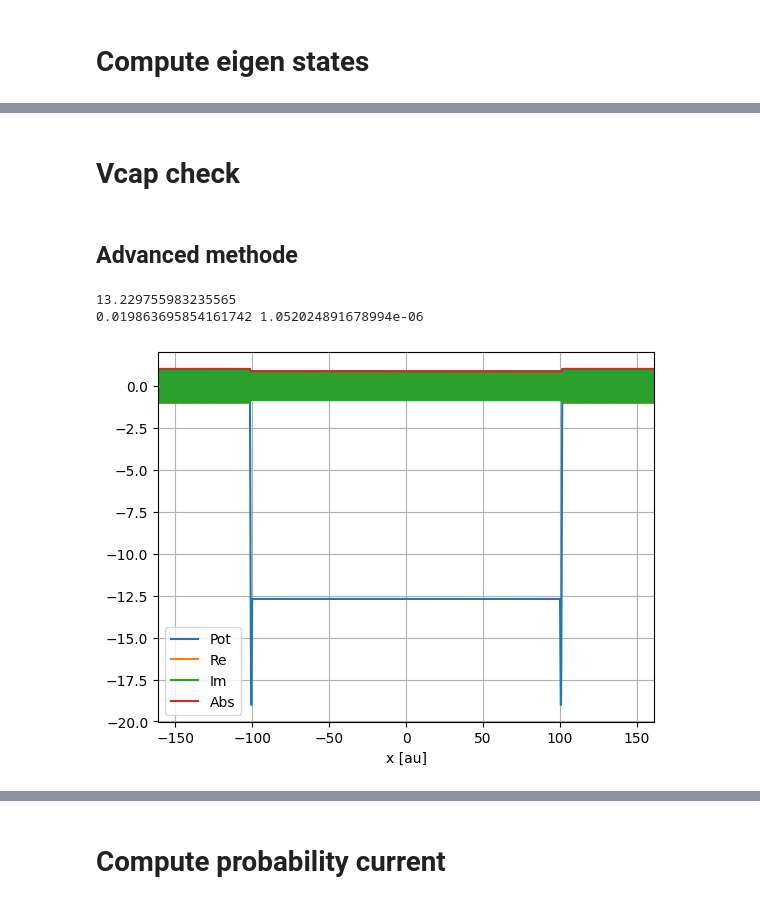
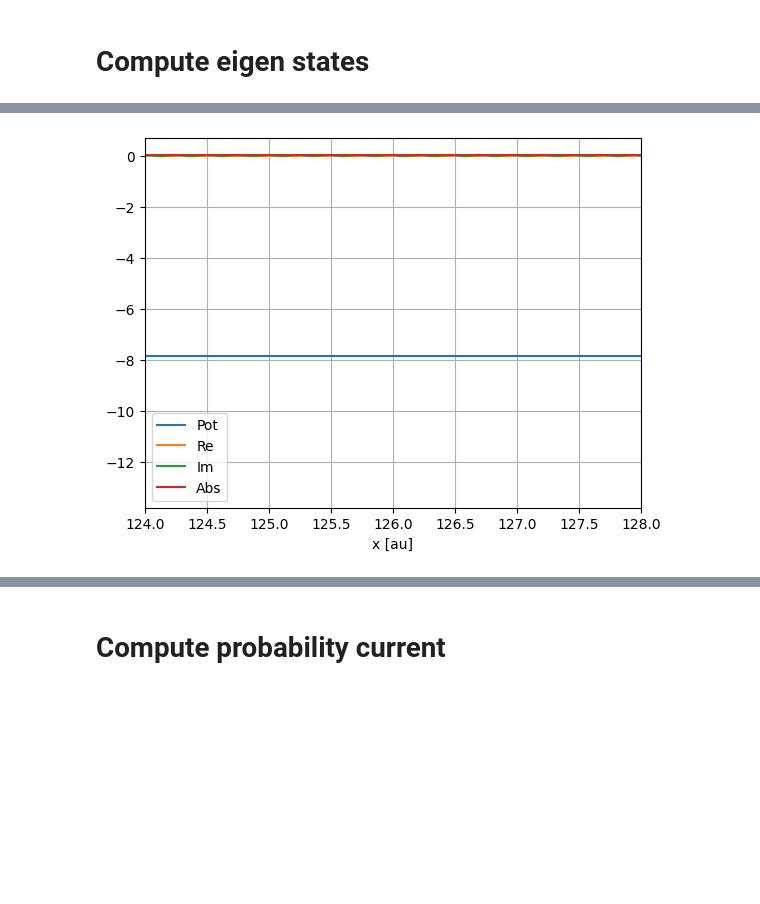
Before and after one commit to magashegyi/testrepo, a Jupyter notebook: gui.ipynb, the cells around one changed output, grey strips where cells are left out. Drawn from its saved outputs; the diff is of its cells as text; code cells hidden in the pictures; blank space fills up the shorter version.

```diff
--- a/gui.ipynb
+++ b/gui.ipynb
@@ -350,7 +26,7 @@ print(dx*unit_sys.length_unit.to('nm'))
 # %%
 import numpy as np
 
-uxgrid_num = 16*1024
+uxgrid_num = 18*1024
 uxgrid_dx = dx
 uxgrid_width=uxgrid_num*uxgrid_dx
 uxgrid = np.arange( -uxgrid_width/2 , uxgrid_width/2, uxgrid_dx)
@@ -470,7 +99,7 @@ length_unit_in_nm = unit_sys.length_unit.to('nm').magnitude
 
 wall_width = (10 * unit_sys.ureg("bohr").to("m") / unit_sys.length_unit).magnitude
 print(wall_width)
-well_width = 800/length_unit_in_nm
+well_width = 900/length_unit_in_nm
 print(well_width)
 
 modelpot=pots.SmoothStackPotential(uxgrid,wallwidth=wall_width,\
@@ -667,11 +574,10 @@ plt.show()
 # %%
 from quantum_toolkit import quantum_transport_toolkit as trat
 
-ein=(1.0*unit_sys.ureg("eV") / unit_sys.energy_unit.to("eV")).magnitude #0.2
+ein=3.0*unit_sys.convert_energy_from('eV')
 print(ein)
 kin=dispersion.energy2k(ein)
 print(kin)
 
-qppk, qpmk = trat.quasiparticles_at_given_energy(ein,kin,ham_static,normed=True)
-#qp_pk_hus_normed, qp_mk_hus_normed = trat.quasiparticles_at_given_energy(ein,kin,ham_static,normed=True)
+qppk, qpmk = trat.quasiparticles_at_given_energy(ein,kin,ham_static,normed=False)
 # %% [output]
@@ -785,2 +621,0 @@ plt.show()
-# %% [markdown]
-# Vcap check
@@ -790,25 +622,12 @@ nt=len(utgrid)
-# %% [markdown]
-## Advanced methode
-# %%
-from quantum_toolkit import quantum_transport_toolkit as trat
-
-ein=(1.0*unit_sys.ureg("eV") / unit_sys.energy_unit.to("eV")).magnitude #0.2
-print(ein)
-kin=dispersion.energy2k(ein)
-
-qppk, qpmk = trat.quasiparticles_at_given_energy(ein,kin,ham_static)
-# %% [output]
-13.229755983235565
-0.019863695854161742 1.052024891678994e-06
 # %%
 plt.plot(uxgrid,modelpot(0),label="Pot")
-plt.plot(uxgrid,np.real(qppk["state"]["value"]),label="Re")
-plt.plot(uxgrid,np.imag(qppk["state"]["value"]),label="Im")
-plt.plot(uxgrid,np.abs(qppk["state"]["value"]),label="Abs")
+plt.plot(uxgrid,np.real(qpmk["state"]["value"]),label="Re")
+plt.plot(uxgrid,np.imag(qpmk["state"]["value"]),label="Im")
+plt.plot(uxgrid,np.abs(qpmk["state"]["value"]),label="Abs")
 plt.xlabel("x [au]")
-plt.xlim([-0.8*modelpot.wellwidth, 0.8*modelpot.wellwidth])
+plt.xlim([124, 128])
 plt.legend()
 plt.grid()
 plt.show()
 # %% [output]
-[figure, old version]
+[figure, new version]
```
Also changed, not shown: parts of 81 cells of this notebook, 2 other files.
